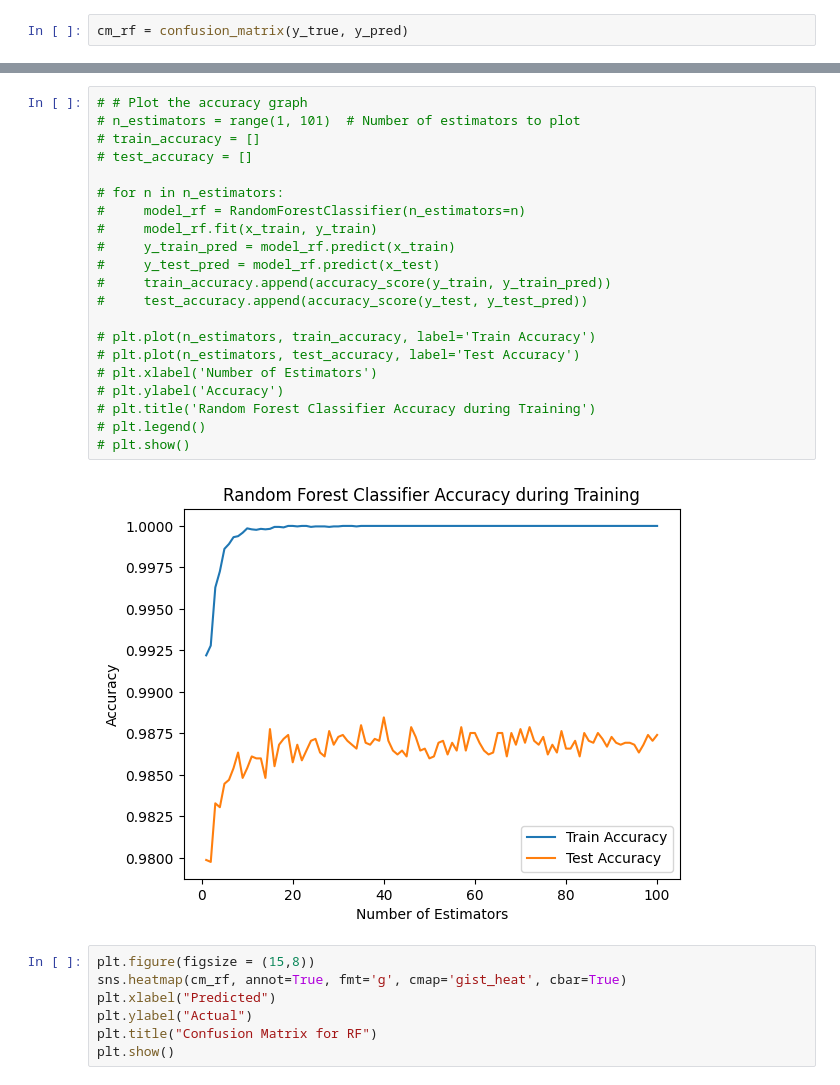
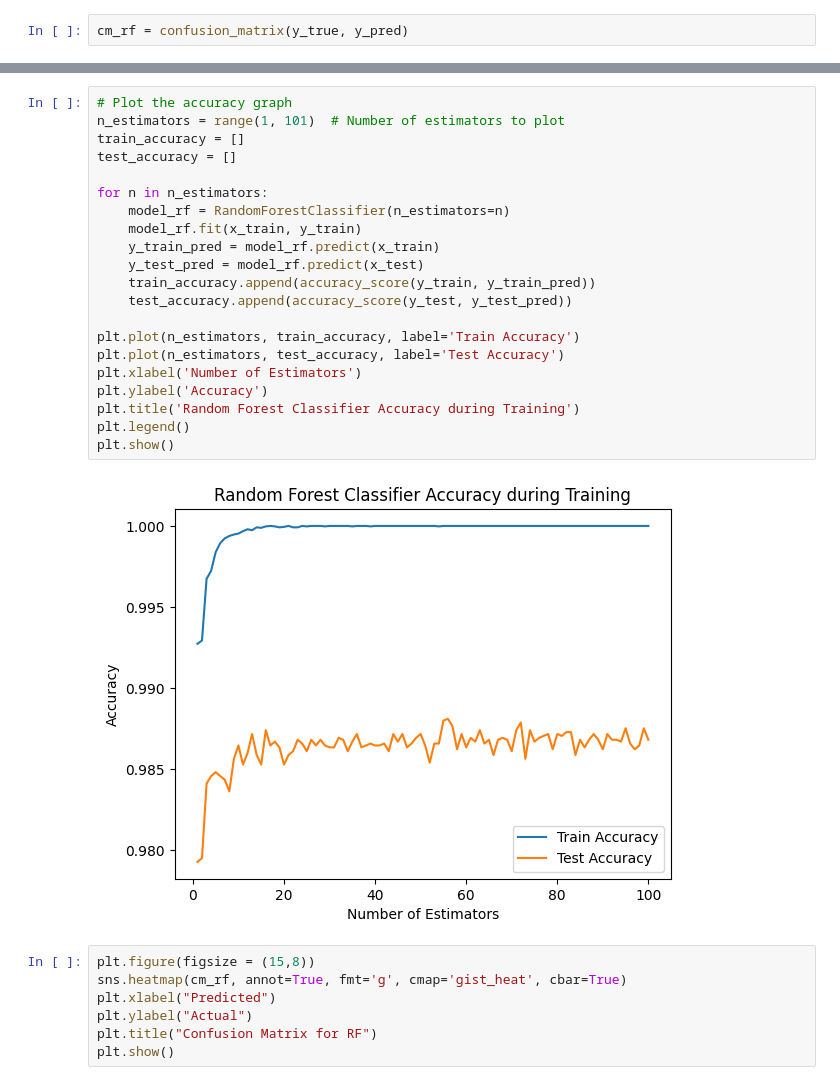
Before and after one commit to ashpreet12/MajorProject_Emg_ParkinsonDetection, a Jupyter notebook: dataset2_gestureRecogition.ipynb, the cells around one changed output, grey strips where cells are left out. Cells and saved outputs as stored; diff of their text form.

```diff
--- a/dataset2_gestureRecogition.ipynb
+++ b/dataset2_gestureRecogition.ipynb
@@ -362,28 +361,28 @@ Classification Report:
    macro avg       0.99      0.99      0.99      8498
 weighted avg       0.99      0.99      0.99      8498
 # %%
-# # Plot the accuracy graph
-# n_estimators = range(1, 101)  # Number of estimators to plot
-# train_accuracy = []
-# test_accuracy = []
+# Plot the accuracy graph
+n_estimators = range(1, 101)  # Number of estimators to plot
+train_accuracy = []
+test_accuracy = []
 
-# for n in n_estimators:
-#     model_rf = RandomForestClassifier(n_estimators=n)
-#     model_rf.fit(x_train, y_train)
-#     y_train_pred = model_rf.predict(x_train)
-#     y_test_pred = model_rf.predict(x_test)
-#     train_accuracy.append(accuracy_score(y_train, y_train_pred))
-#     test_accuracy.append(accuracy_score(y_test, y_test_pred))
+for n in n_estimators:
+    model_rf = RandomForestClassifier(n_estimators=n)
+    model_rf.fit(x_train, y_train)
+    y_train_pred = model_rf.predict(x_train)
+    y_test_pred = model_rf.predict(x_test)
+    train_accuracy.append(accuracy_score(y_train, y_train_pred))
+    test_accuracy.append(accuracy_score(y_test, y_test_pred))
 
-# plt.plot(n_estimators, train_accuracy, label='Train Accuracy')
-# plt.plot(n_estimators, test_accuracy, label='Test Accuracy')
-# plt.xlabel('Number of Estimators')
-# plt.ylabel('Accuracy')
-# plt.title('Random Forest Classifier Accuracy during Training')
-# plt.legend()
-# plt.show()
+plt.plot(n_estimators, train_accuracy, label='Train Accuracy')
+plt.plot(n_estimators, test_accuracy, label='Test Accuracy')
+plt.xlabel('Number of Estimators')
+plt.ylabel('Accuracy')
+plt.title('Random Forest Classifier Accuracy during Training')
+plt.legend()
+plt.show()
 # %% [output]
-[figure, old version]
+[figure, new version]
 # %%
 plt.figure(figsize = (15,8))
 sns.heatmap(cm_rf, annot=True, fmt='g', cmap='gist_heat', cbar=True)
```
Also changed, not shown: parts of 20 cells of this notebook, 1 other file.
